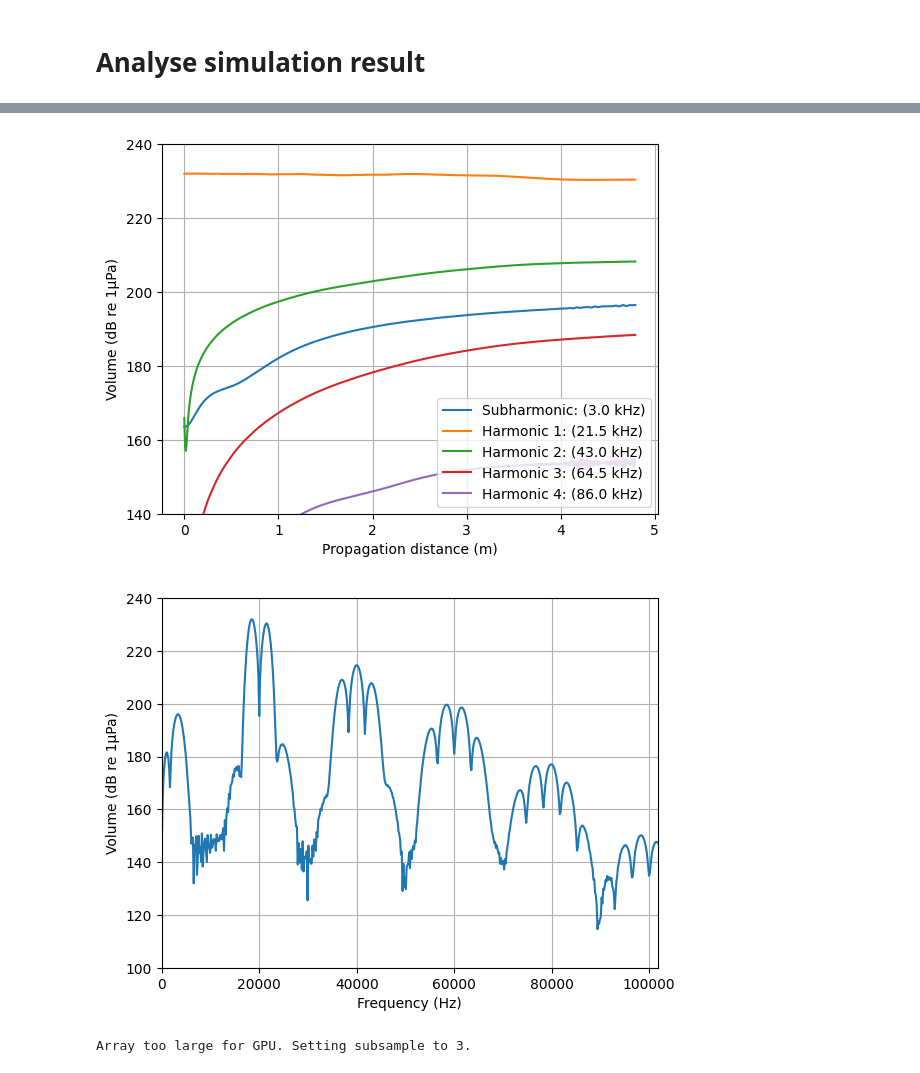
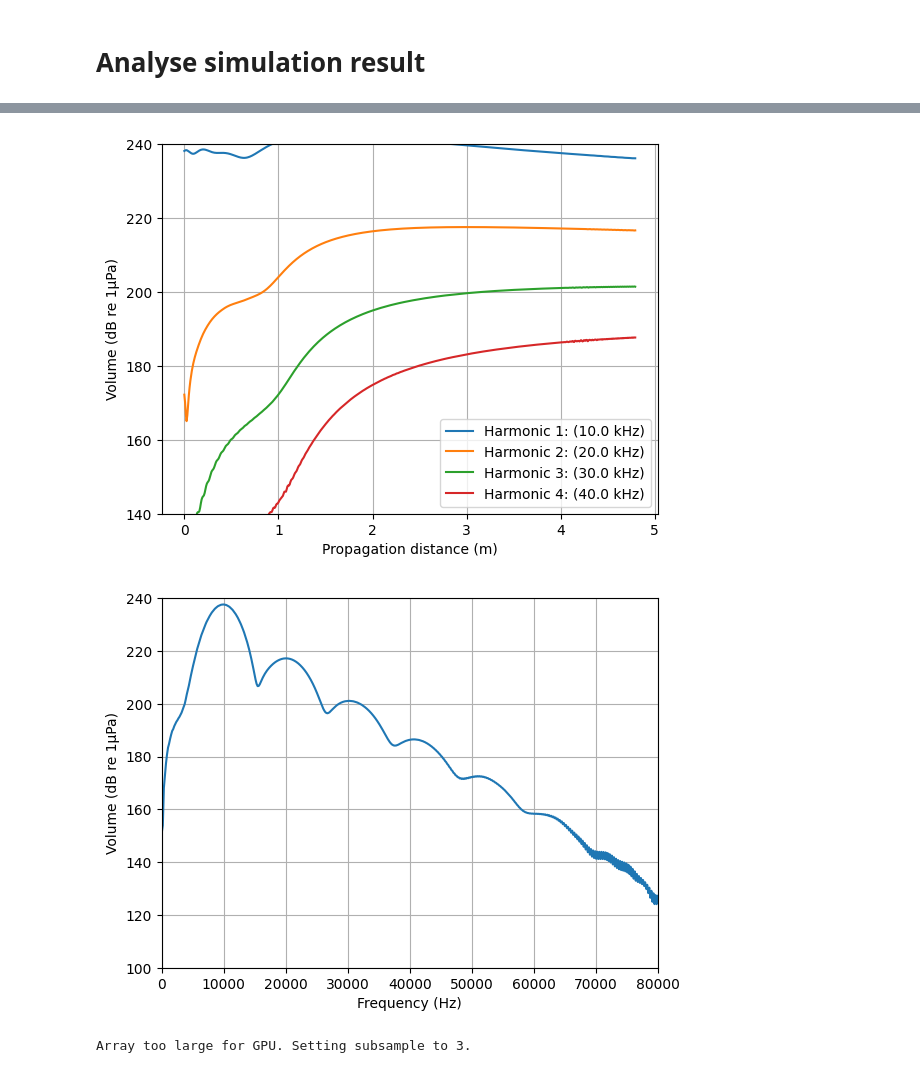
Before and after one commit to JesseDaSnail/MEP_refactored, a Jupyter notebook: main.ipynb, the cells around one changed output, grey strips where cells are left out. Drawn from its saved outputs; the diff is of its cells as text; code cells hidden in the pictures.

```diff
--- a/main.ipynb
+++ b/main.ipynb
@@ -58,19 +58,19 @@ model.plot(axis_label="space")
 ################################
 
 # Set source parameters
-source_width: int = int(1.2 / dr)
+source_width: int = int(0.6 / dr)
 isr: int = 0        # source index r
 isz: int = width+5  # source index z
 ist: int = 0        # shifting of source time function
-pulse_length: int = 2000  # length of the pulse in number of time steps
+pulse_length: int = 600  # length of the pulse in number of time steps
 amplitude: float = 10e5  # Source amplitude. Does not correspond 1 to 1 with the amplitude of generated wave.
 
-f0: float = 20e3        # center frequency of source (Hz)
+f0: float = 10e3        # center frequency of source (Hz)
 delta_f: float = 3e3    # Difference frequency for parametric source
 
 # Create source
-source = ParametricSource(isr, isz, source_width, amplitude, f0-delta_f/2, f0+delta_f/2, nt, dt, dr, dz, ist, pulse_length)
-# source = CosineSource(isr, isz, source_width, amplitude, f0, nt, dt, dr, dz, ist, pulse_width)
+# source = ParametricSource(isr, isz, source_width, amplitude, f0-delta_f/2, f0+delta_f/2, nt, dt, dr, dz, ist, pulse_length)
+source = CosineSource(isr, isz, source_width, amplitude, f0, nt, dt, dr, dz, ist, pulse_length)
 
 # source.set_focus(20, 0, 30, c0)
 
@@ -186,36 +187,36 @@ plt.grid()
 plt.legend(loc="lower right")
 plt.show()
 # %% [output]
-[figure, old version]
+[figure, new version]
 # %%
 ##############################################
 # Plot frequency response at specified depth #
 ##############################################
 
 depth = 4  # m
 ymin = 100
 ymax = 240
 
 r_index = 0
 z_index = int(depth/dz/result.subsample_space)
 
 plt.plot(*get_dB_response(np.pad(result.p[:, r_index, z_index], (0,0)),
                           result.model.dt*result.subsample_time,
                           result.sources[0].scaling_factor*result.subsample_time,
                           normalize=False))
 
 plt.xlabel("Frequency (Hz)")
 # plt.ylabel("Normalized volume (dB)")
 plt.ylabel("Volume (dB re 1\u00B5Pa)")
 # plt.xlim(0,4*result.sources[0].frequency1)
-plt.xlim(0,5.5*result.sources[0].frequency1)
-# plt.xlim(0,100000)
+# plt.xlim(0,5.5*result.sources[0].frequency1)
+plt.xlim(0,80000)
 plt.ylim(ymin,ymax)
 # plt.ticklabel_format(style="sci", axis="x", scilimits=(0,0))
 plt.grid()
 plt.show()
 # %% [output]
-[figure, old version]
+[figure, new version]
 # %%
 ###################################
 # Generate GIF                    #
```
Also changed, not shown: parts of 5 cells of this notebook, 1 other file.
